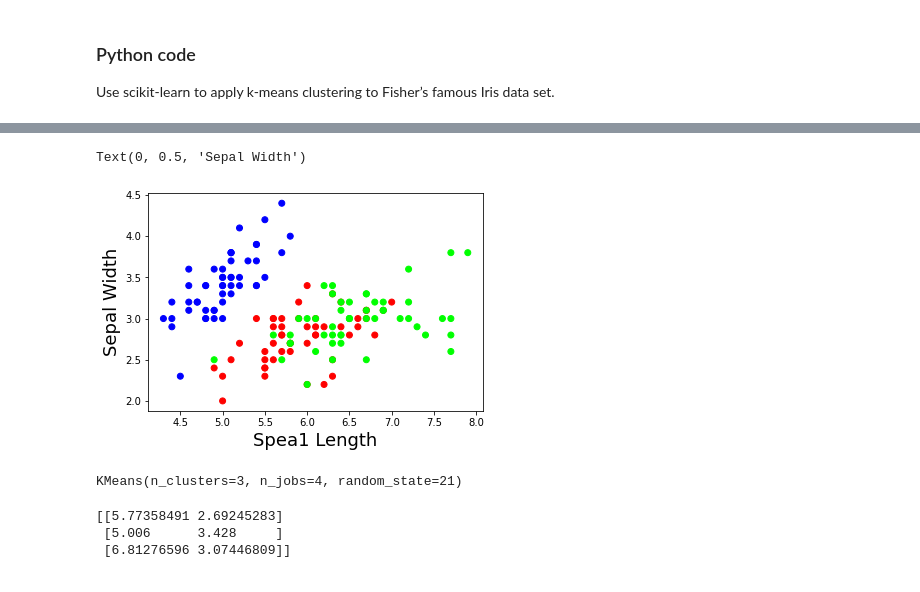
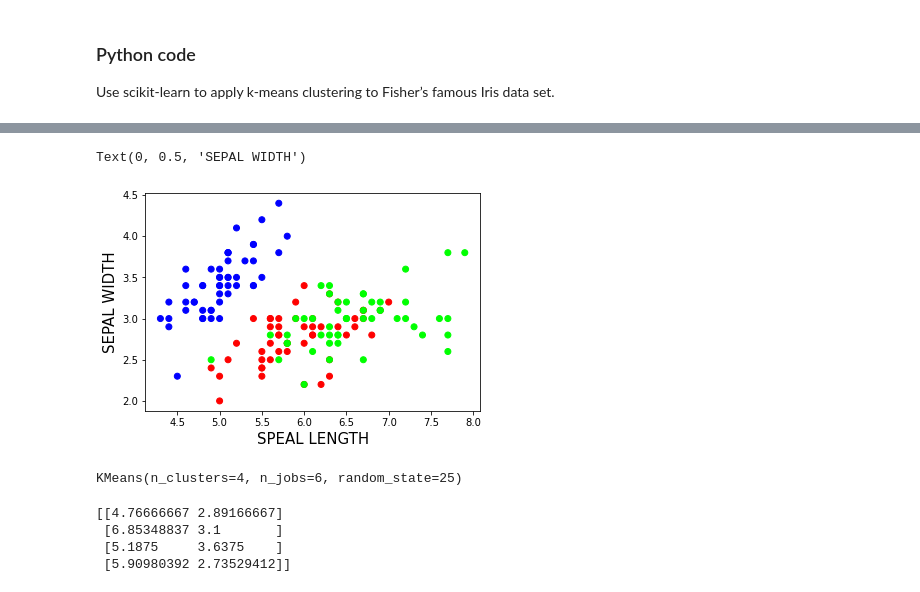
Before and after one commit to johnshields/EMT_TASKS, a Jupyter notebook: Tasks Notebook.ipynb, the cells around one changed output, grey strips where cells are left out. Cells and saved outputs as stored; diff of their text form; code cells hidden in the pictures.

Commit message:
Task 4 finished - K-means Cluster Model, dataFrame of iris dataset, code explained, code accuracy and preds of species

```diff
--- a/Tasks Notebook.ipynb
+++ b/Tasks Notebook.ipynb
@@ -226,22 +256,23 @@ y = iris_flwrs.target
 # %%
-# data on scatter plot
+# data on scatter plot - original data
 plt.scatter(X[:,0], X[:,1], c=y, cmap='brg')
-plt.xlabel('Spea1 Length', fontsize=18)
-plt.ylabel('Sepal Width', fontsize=18)
+plt.xlabel('SPEAL LENGTH', fontsize=15)
+plt.ylabel('SEPAL WIDTH', fontsize=15)
 # %% [output]
-Text(0, 0.5, 'Sepal Width')
+Text(0, 0.5, 'SEPAL WIDTH')
-[figure, old version]
+[figure, new version]
 # %%
  # apply k-means clustering to Fisher’s famous Iris data set.
-kmns = KMeans(n_clusters = 3, n_jobs = 4, random_state=21)
+kmns = KMeans(n_clusters = 4, n_jobs = 6, random_state=25)
 kmns.fit(X)
-# leave n_jobs to default value
 # %% [output]
-KMeans(n_clusters=3, n_jobs=4, random_state=21)
+KMeans(n_clusters=4, n_jobs=6, random_state=25)
-# %%
-centers = kmns.cluster_centers_
-print(centers)
-# %% [output]
-[[5.77358491 2.69245283]
- [5.006      3.428     ]
- [6.81276596 3.07446809]]
+# %%
+# identifying the center points of the data
+centers = kmns.cluster_centers_
+print(centers)
+# %% [output]
+[[4.76666667 2.89166667]
+ [6.85348837 3.1       ]
+ [5.1875     3.6375    ]
+ [5.90980392 2.73529412]]
```
Also changed, not shown: parts of 13 cells of this notebook.
